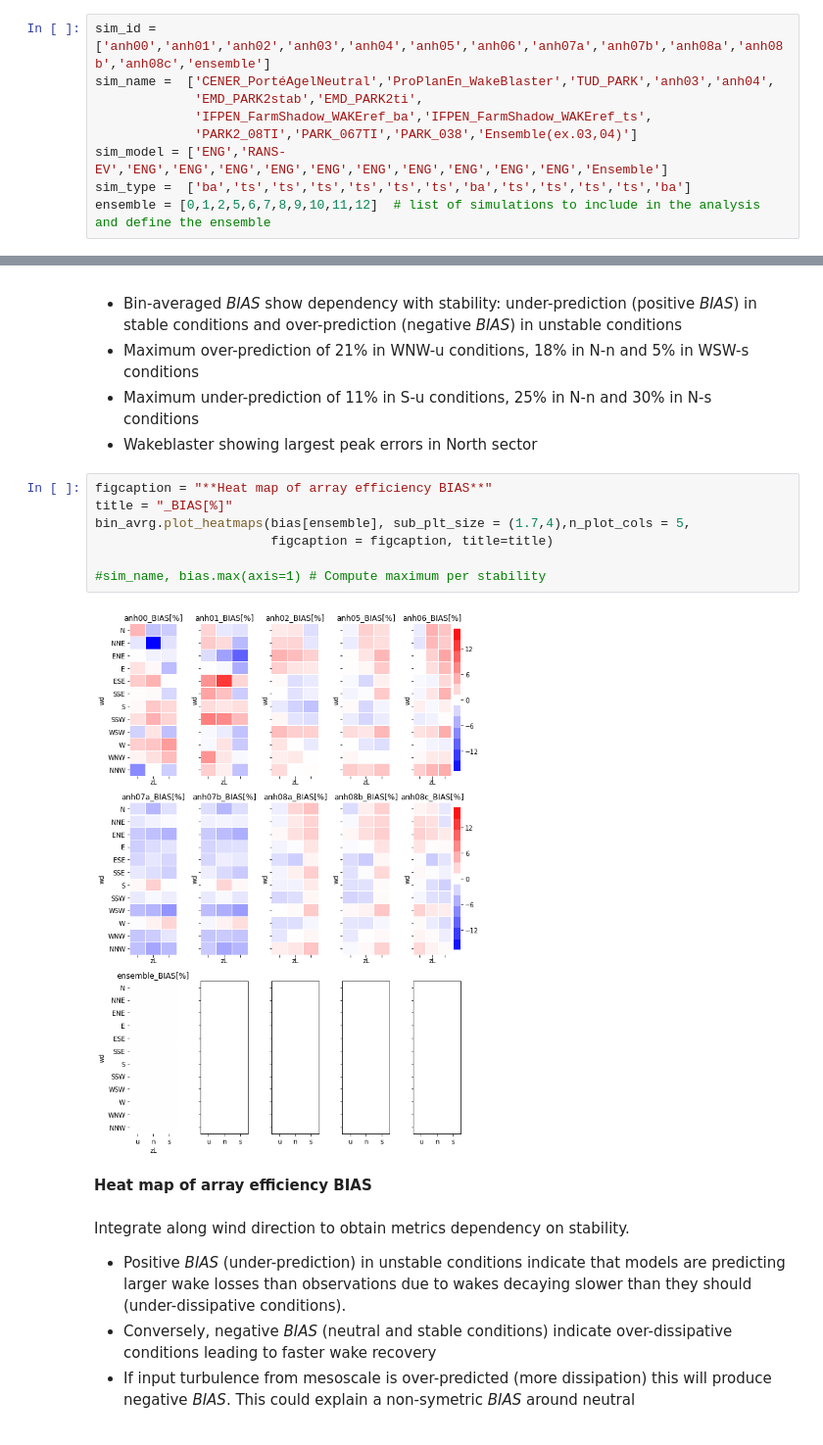
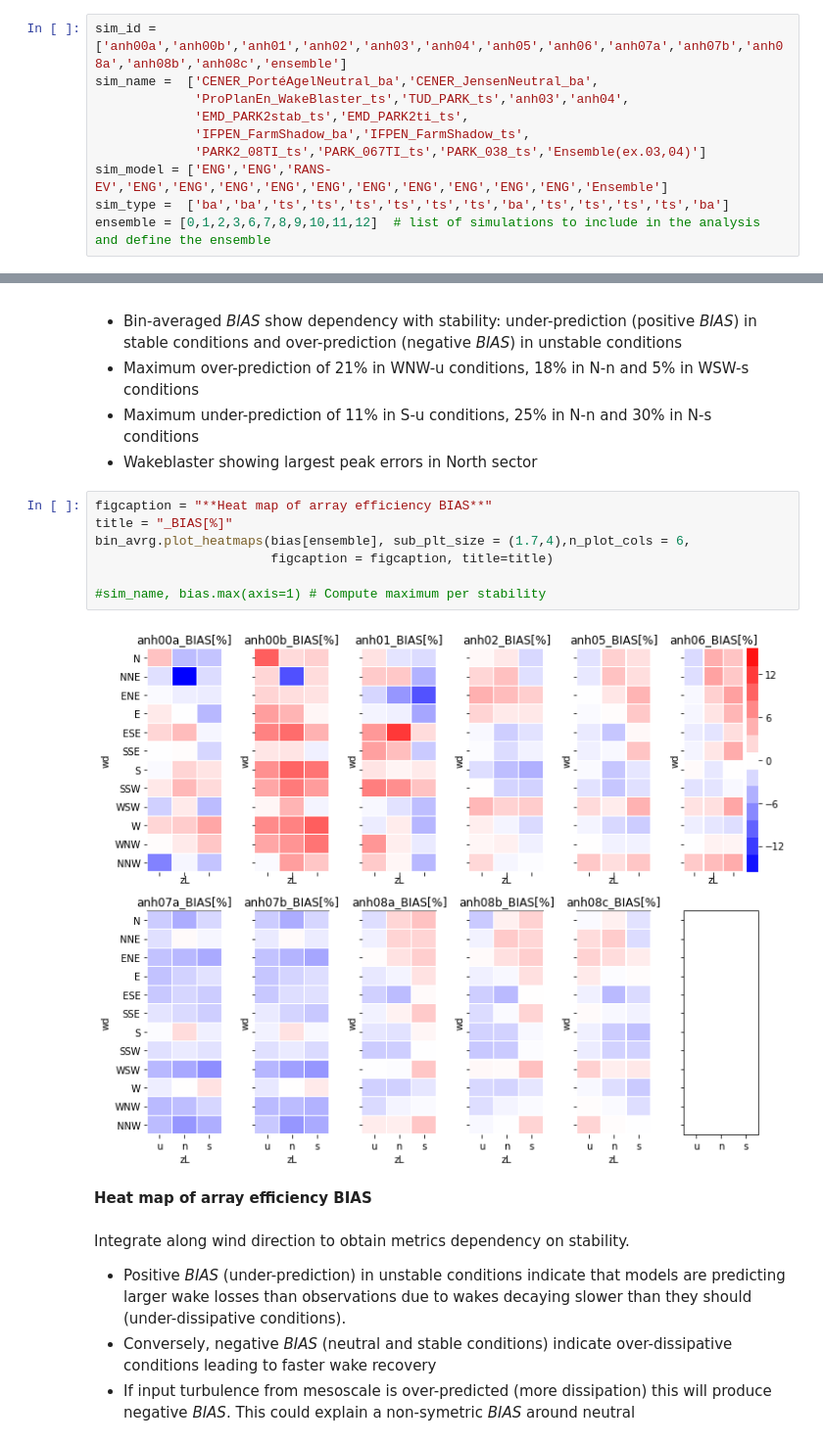
Before and after one commit to CENER-EPR/OWAbench, a Jupyter notebook: Anholt/Anholt_ArrayEfficiency.ipynb, the cells around one changed output, grey strips where cells are left out. Shown at 98% size. Cells and saved outputs as stored; diff of their text form.

```diff
--- a/Anholt/Anholt_ArrayEfficiency.ipynb
+++ b/Anholt/Anholt_ArrayEfficiency.ipynb
@@ -26,13 +27,14 @@ The following models participate in the benchmark.
 | ensemble | All | All | All | ensemble | Excluding anh03 and anh04 |
 # %%
-sim_id =    ['anh00','anh01','anh02','anh03','anh04','anh05','anh06','anh07a','anh07b','anh08a','anh08b','anh08c','ensemble']
-sim_name =  ['CENER_PortéAgelNeutral','ProPlanEn_WakeBlaster','TUD_PARK','anh03','anh04',
-             'EMD_PARK2stab','EMD_PARK2ti',
-             'IFPEN_FarmShadow_WAKEref_ba','IFPEN_FarmShadow_WAKEref_ts',
-             'PARK2_08TI','PARK_067TI','PARK_038','Ensemble(ex.03,04)']
-sim_model = ['ENG','RANS-EV','ENG','ENG','ENG','ENG','ENG','ENG','ENG','ENG','ENG','ENG','Ensemble']
-sim_type =  ['ba','ts','ts','ts','ts','ts','ts','ba','ts','ts','ts','ts','ba']
-ensemble = [0,1,2,5,6,7,8,9,10,11,12]  # list of simulations to include in the analysis and define the ensemble
+sim_id =    ['anh00a','anh00b','anh01','anh02','anh03','anh04','anh05','anh06','anh07a','anh07b','anh08a','anh08b','anh08c','ensemble']
+sim_name =  ['CENER_PortéAgelNeutral_ba','CENER_JensenNeutral_ba',
+             'ProPlanEn_WakeBlaster_ts','TUD_PARK_ts','anh03','anh04',
+             'EMD_PARK2stab_ts','EMD_PARK2ti_ts',
+             'IFPEN_FarmShadow_ba','IFPEN_FarmShadow_ts',
+             'PARK2_08TI_ts','PARK_067TI_ts','PARK_038_ts','Ensemble(ex.03,04)']
+sim_model = ['ENG','ENG','RANS-EV','ENG','ENG','ENG','ENG','ENG','ENG','ENG','ENG','ENG','ENG','Ensemble']
+sim_type =  ['ba','ba','ts','ts','ts','ts','ts','ts','ba','ts','ts','ts','ts','ba']
+ensemble = [0,1,2,3,6,7,8,9,10,11,12]  # list of simulations to include in the analysis and define the ensemble
 # %% [markdown]
 ## Load libraries
 # %%
@@ -331,12 +334,12 @@ display(Metrics)
 # %%
 figcaption = "**Heat map of array efficiency BIAS**"
 title = "_BIAS[%]"
-bin_avrg.plot_heatmaps(bias[ensemble], sub_plt_size = (1.7,4),n_plot_cols = 5,
+bin_avrg.plot_heatmaps(bias[ensemble], sub_plt_size = (1.7,4),n_plot_cols = 6,
                        figcaption = figcaption, title=title)
 
 #sim_name, bias.max(axis=1) # Compute maximum per stability
 # %% [output]
-[figure, old version]
+[figure, new version]
 **Heat map of array efficiency BIAS**
 # %% [markdown]
 Integrate along wind direction to obtain metrics dependency on stability.
```
Also changed, not shown: parts of 6 cells of this notebook, 3 other files.
